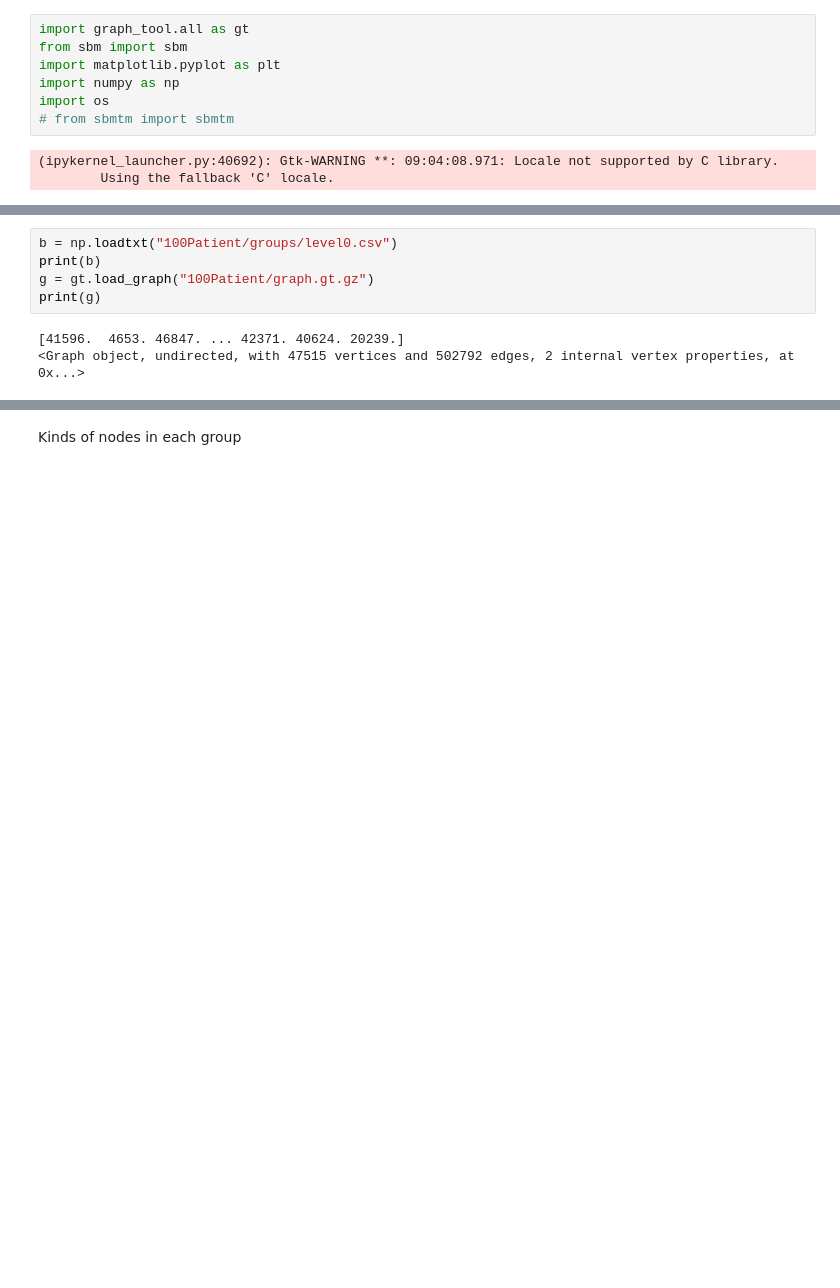
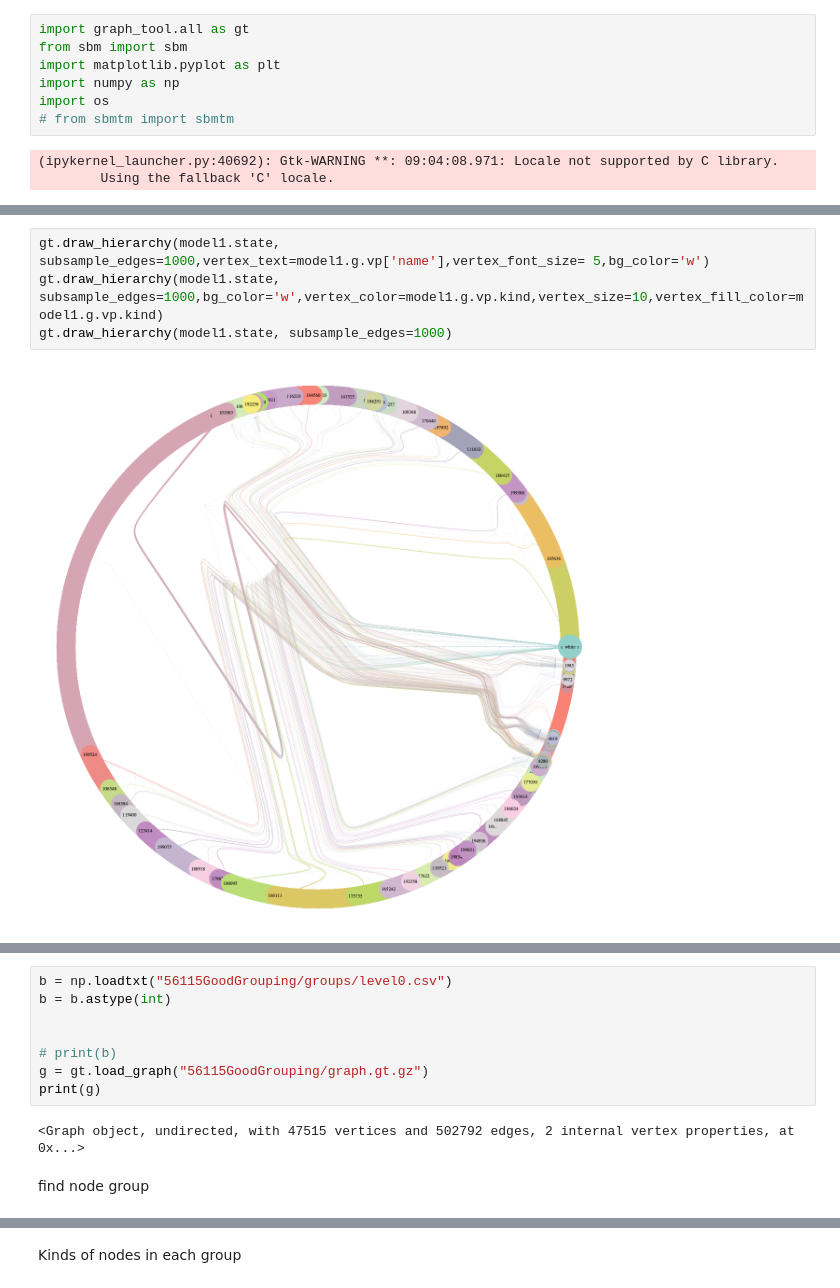
Before and after one commit to smn-d/Graph_network, a Jupyter notebook: sbm/groupExploration.ipynb, the cells around one changed output, grey strips where cells are left out. Cells and saved outputs as stored; diff of their text form; blank space fills up the shorter version.

```diff
--- a/sbm/groupExploration.ipynb
+++ b/sbm/groupExploration.ipynb
@@ -10,0 +58,6 @@ import os
+# %%
+gt.draw_hierarchy(model1.state, subsample_edges=1000,vertex_text=model1.g.vp['name'],vertex_font_size= 5,bg_color='w')
+gt.draw_hierarchy(model1.state, subsample_edges=1000,bg_color='w',vertex_color=model1.g.vp.kind,vertex_size=10,vertex_fill_color=model1.g.vp.kind)
+gt.draw_hierarchy(model1.state, subsample_edges=1000)
+# %% [output]
+[figure, added]
@@ -11,8 +69,12 @@ import os
 # %%
-b = np.loadtxt("100Patient/groups/level0.csv")
-print(b)
-g = gt.load_graph("100Patient/graph.gt.gz")
+b = np.loadtxt("56115GoodGrouping/groups/level0.csv")
+b = b.astype(int)
+
+
+# print(b)
+g = gt.load_graph("56115GoodGrouping/graph.gt.gz")
 print(g)
 # %% [output]
-[41596.  4653. 46847. ... 42371. 40624. 20239.]
 <Graph object, undirected, with 47515 vertices and 502792 edges, 2 internal vertex properties, at 0x...>
+# %% [markdown]
+find node group
```
Also changed, not shown: parts of 17 cells of this notebook.
